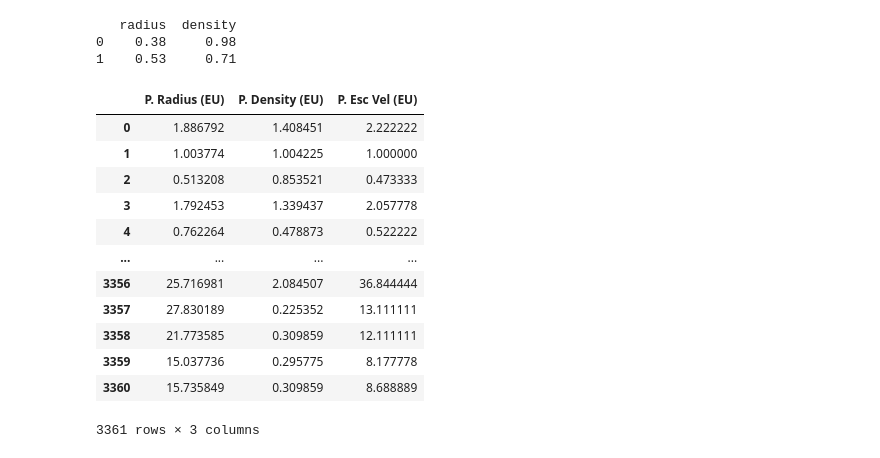
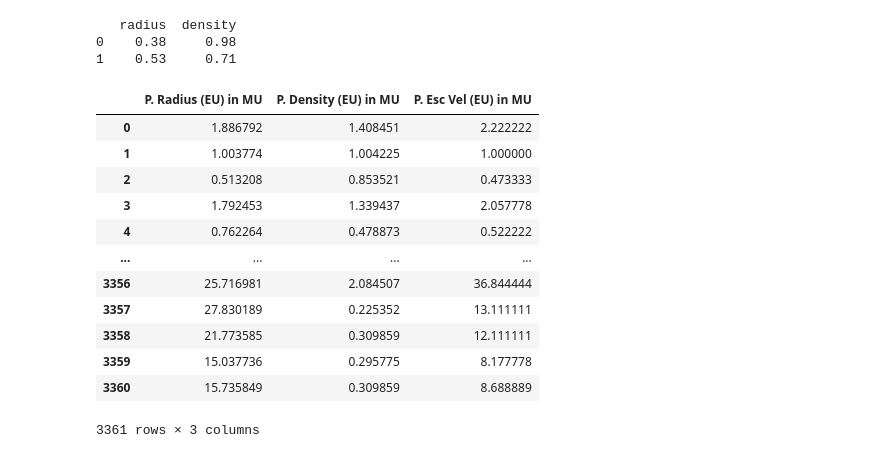
Before and after one commit to Adi-Rai/ExoPSI, a Jupyter notebook: Aditya_Testing/Basic Functions .ipynb, the cells around one changed output. Cells and saved outputs as stored; diff of their text form; code cells hidden in the pictures.

```diff
--- a/Aditya_Testing/Basic Functions .ipynb
+++ b/Aditya_Testing/Basic Functions .ipynb
@@ -321,20 +332,21 @@ print(data.iloc[:,[1,2]])
 1    0.53     0.71
 # %%
 #function to convert units of P1 wrt P2, all columns should have same units
-def unit_conv(data,ref_index):
+def unit_conv(data,ref_index,unit_name):
     unit_conv_df = pd.DataFrame()
     for j in data.index:
         k=0
         for i in data.columns:
             x = float(data.loc[j,i])/ref_index[k]
-            unit_conv_df.loc[j,i] = x
+            unit_conv_colname = "{} in {}".format(i,unit_name)
+            unit_conv_df.loc[j,unit_conv_colname] = x
             k+=1
     return unit_conv_df
 # %%
-mars_data = unit_conv(df.iloc[:,[5,6,7]],[0.53,0.71,0.45])
+mars_data = unit_conv(df.iloc[:,[5,6,7]],[0.53,0.71,0.45],'MU')
 mars_data
 # %% [output]
-|  | P. Radius (EU) | P. Density (EU) | P. Esc Vel (EU) |
+|  | P. Radius (EU) in MU | P. Density (EU) in MU | P. Esc Vel (EU) in MU |
 | 0 | 1.886792 | 1.408451 | 2.222222 |
 | 1 | 1.003774 | 1.004225 | 1.000000 |
 | 2 | 0.513208 | 0.853521 | 0.473333 |
```
Also changed, not shown: parts of 2 cells of this notebook, 2 other files.
